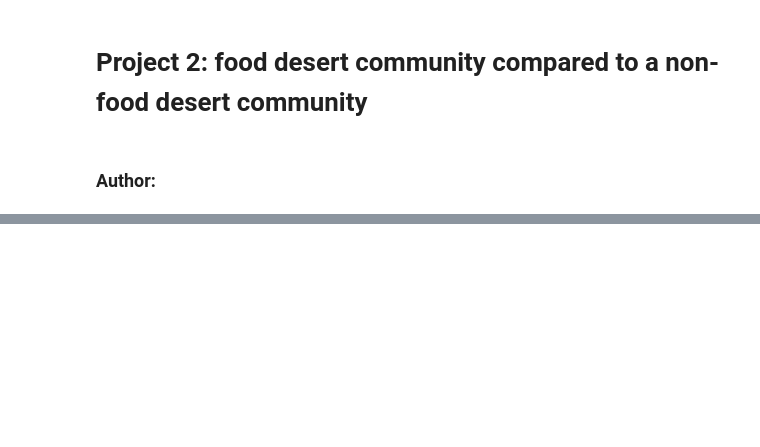
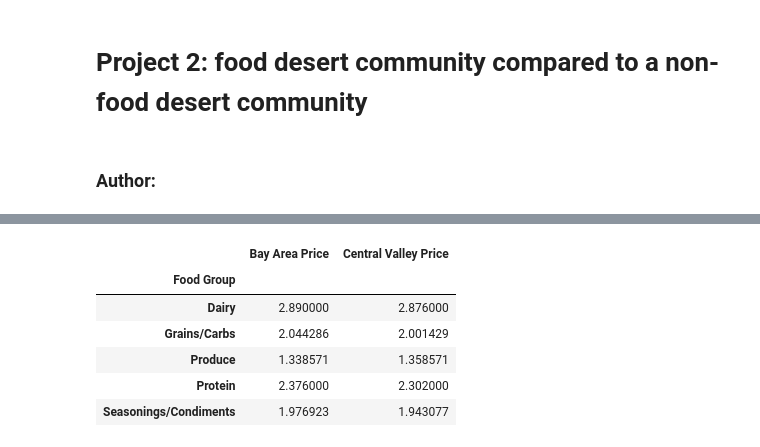
Before and after one commit to yixiaoy09/EEP153_project2, a Jupyter notebook: Code.ipynb, the cells around one changed output, grey strips where cells are left out. Saved outputs shown, nothing was run; the diff lists cells and outputs as text; code cells hidden in the pictures; blank space fills up the shorter version.

```diff
--- a/Code.ipynb
+++ b/Code.ipynb
@@ -337,0 +61,11 @@ Sodium           -2049.0441          2300.0
+# %%
+group_avg = df.groupby("Food Group")[["Bay Area Price", "Central Valley Price"]].mean()
+group_avg
+# %% [output]
+|  | Bay Area Price | Central Valley Price |
+| Food Group |  |  |
+| Dairy | 2.890000 | 2.876000 |
+| Grains/Carbs | 2.044286 | 2.001429 |
+| Produce | 1.338571 | 1.358571 |
+| Protein | 2.376000 | 2.302000 |
+| Seasonings/Condiments | 1.976923 | 1.943077 |
```
Also changed, not shown: parts of 20 cells of this notebook, 1 other file.
